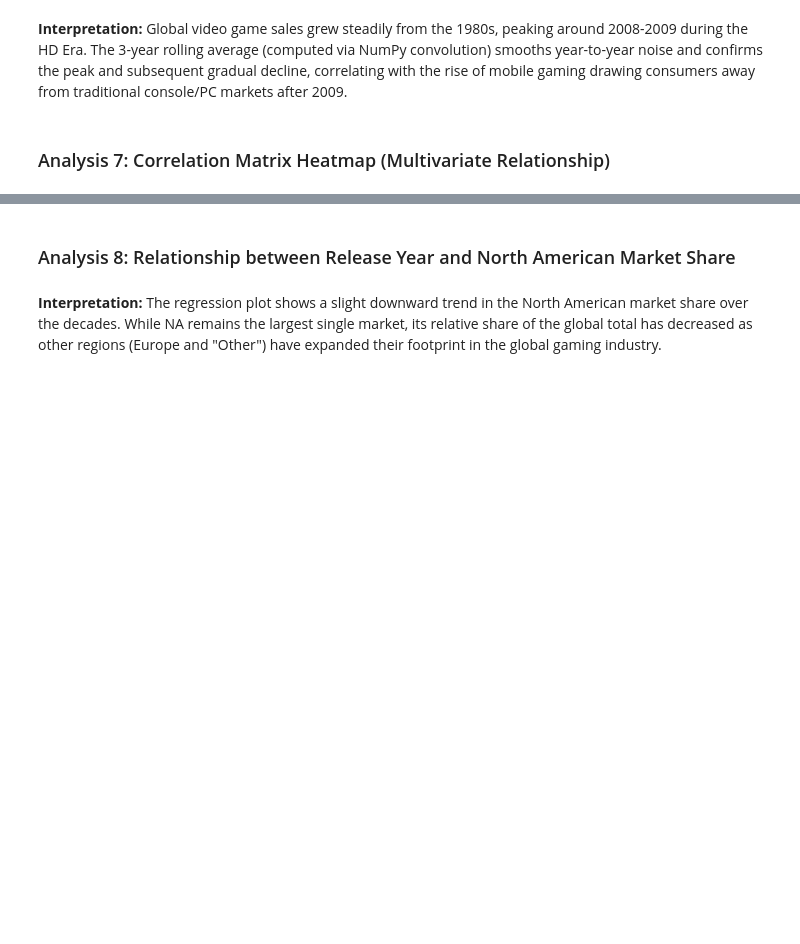
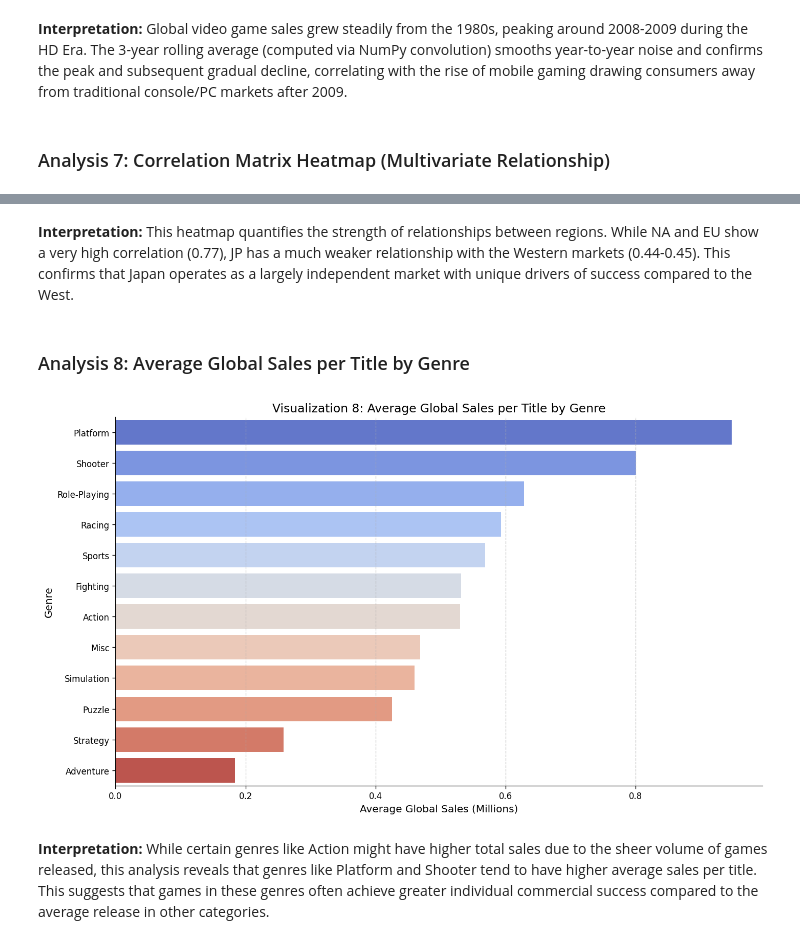
Before and after one commit to MIHMahmudEli/Video-Game-Sales-Market-Analysis-Drivers-of-Commercial-Success, a Jupyter notebook: Video_Game_Sales_Analysis.ipynb, the cells around one changed output, grey strips where cells are left out. Saved outputs shown, nothing was run; the diff lists cells and outputs as text; code cells hidden in the pictures; blank space fills up the shorter version.

Commit message:
Finalize Analysis 8: Average Global Sales by Genre and update notebook outputs

```diff
--- a/Video_Game_Sales_Analysis.ipynb
+++ b/Video_Game_Sales_Analysis.ipynb
@@ -515,2 +541,0 @@ plt.show()
-# %% [markdown]
-### Analysis 8: Relationship between Release Year and North American Market Share
@@ -534,2 +542,28 @@ plt.show()
-# %% [markdown]
-**Interpretation:** The regression plot shows a slight downward trend in the North American market share over the decades. While NA remains the largest single market, its relative share of the global total has decreased as other regions (Europe and "Other") have expanded their footprint in the global gaming industry.
+# %% [markdown]
+**Interpretation:** This heatmap quantifies the strength of relationships between regions. While NA and EU show a very high correlation (0.77), JP has a much weaker relationship with the Western markets (0.44-0.45). This confirms that Japan operates as a largely independent market with unique drivers of success compared to the West.
+# %% [markdown]
+### Analysis 8: Average Global Sales per Title by Genre
+# %%
+# Analysis 8: Average Global Sales per Title by Genre
+# This analysis identifies which genres are most successful on a per-game basis.
+# It uses grouping and the mean (NumPy-based calculation) to compare performance.
+
+# Group by Genre and calculate the mean of Global_Sales
+genre_avg_sales = df.groupby("Genre")["Global_Sales"].mean().sort_values(ascending=False).reset_index()
+
+# Visualization 8: Horizontal Bar Chart of Average Sales
+plt.figure(figsize=(12, 7))
+sns.barplot(data=genre_avg_sales, x="Global_Sales", y="Genre", palette="coolwarm")
+plt.title("Visualization 8: Average Global Sales per Title by Genre")
+plt.xlabel("Average Global Sales (Millions)")
+plt.ylabel("Genre")
+plt.grid(axis='x', linestyle='--', alpha=0.6)
+plt.tight_layout()
+
+# Save the visualization
+plt.savefig(f"{os.environ.get('FIGURES_DIR', 'figures')}/viz8_avg_genre_sales.png")
+plt.show()
+# %% [output]
+[figure, added]
+# %% [markdown]
+**Interpretation:** While certain genres like Action might have higher total sales due to the sheer volume of games released, this analysis reveals that genres like Platform and Shooter tend to have higher average sales per title. This suggests that games in these genres often achieve greater individual commercial success compared to the average release in other categories.
```
Also changed, not shown: parts of 6 cells of this notebook, 7 other files.
